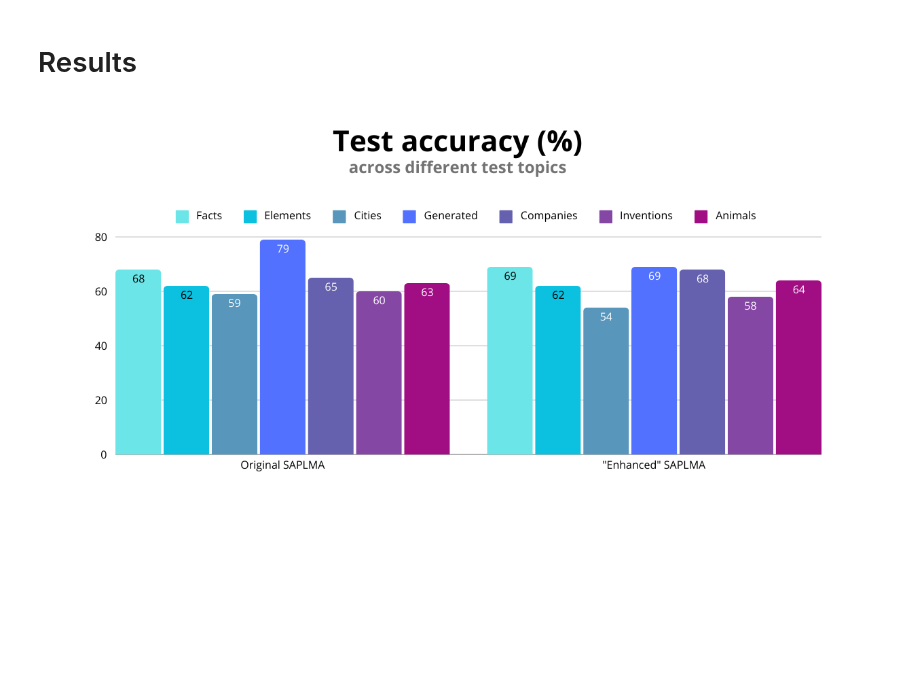
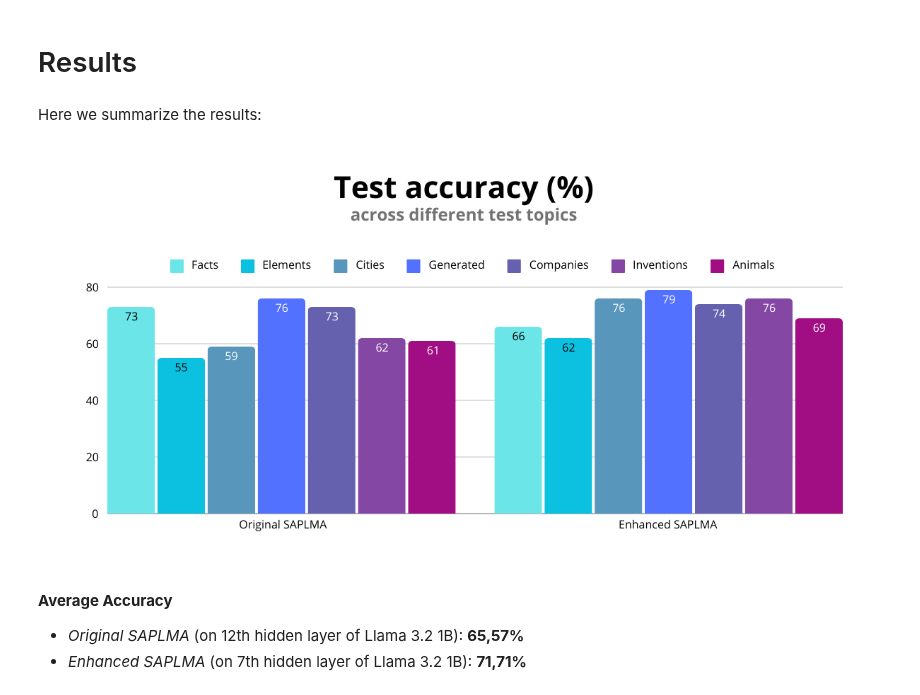
Before and after one commit to simonesestito/AML-project, a Jupyter notebook: 8_complete_evaluation.ipynb, the cells around one changed output. Cells and saved outputs as stored; diff of their text form; code cells hidden in the pictures; blank space fills up the shorter version.

```diff
--- a/8_complete_evaluation.ipynb
+++ b/8_complete_evaluation.ipynb
@@ -276,7 +342,13 @@ wandb: WARNING Config item 'lr' was locked by 'sweep' (ignored update).
 # %% [markdown]
 # Results
+# %% [markdown]
+Here we summarize the results:
 # %%
 from IPython.display import Image, display
-display(Image(filename='./images/complete_evaluation.png', width=1252, height=587))
+display(Image(filename='./images/complete_evaluation.png', width=1202, height=602))
 # %% [output]
-[figure, old version]
+[figure, new version]
+# %% [markdown]
+**Average Accuracy**
+- *Original SAPLMA* (on 12th hidden layer of Llama 3.2 1B): **65,57%**
+- *Enhanced SAPLMA* (on 7th hidden layer of Llama 3.2 1B): **71,71%**
```
Also changed, not shown: parts of 6 cells of this notebook, 1 other file.
